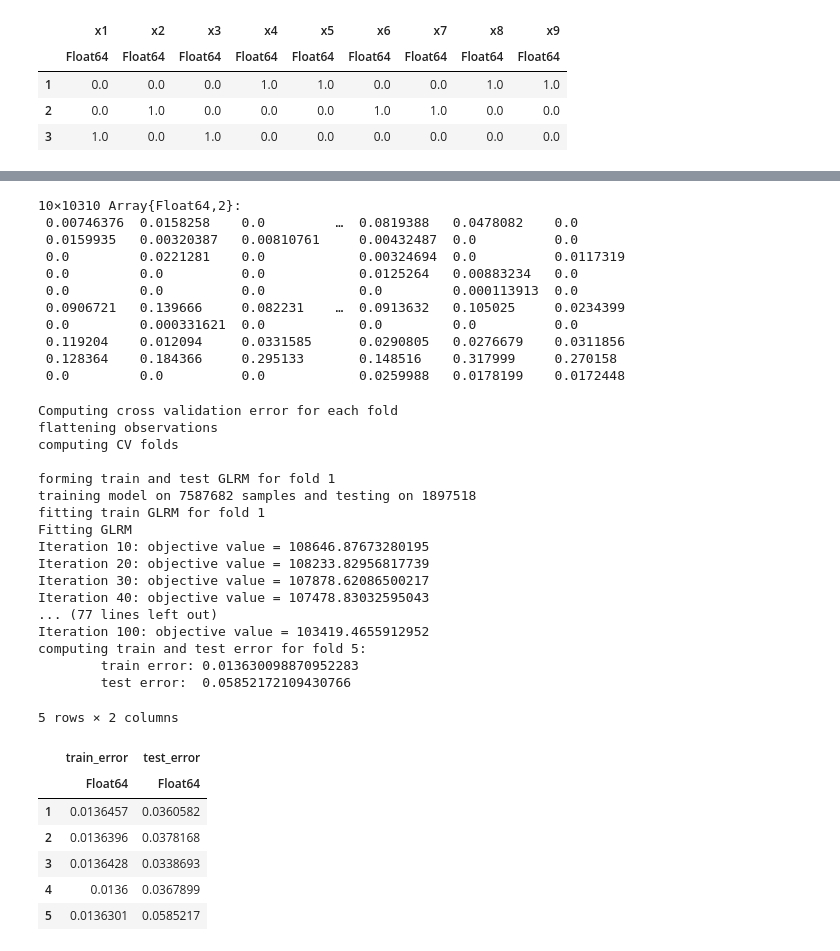
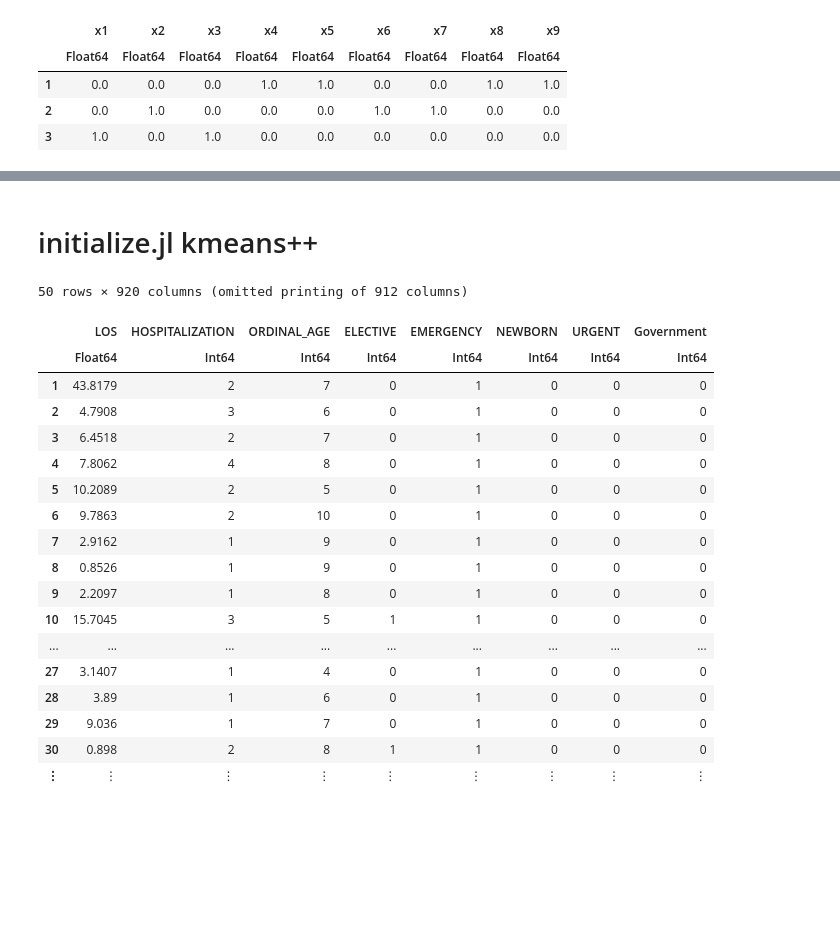
Before and after one commit to kathy908000/Health-Care-Research, a Jupyter notebook: code/glrm_yimpute.ipynb, the cells around one changed output, grey strips where cells are left out. Cells and saved outputs as stored; diff of their text form; code cells hidden in the pictures; blank space fills up the shorter version.

Commit message:
kmeans++ initialization

```diff
--- a/code/glrm_yimpute.ipynb
+++ b/code/glrm_yimpute.ipynb
@@ -471,46 +447,2 @@ Convergence history:[Inf, 8.130553586995648e7, 2.398761303180184e6, 2.1148184233
-# %%
-X
-# %% [output]
-10×10310 Array{Float64,2}:
- 0.00746376  0.0158258    0.0         …  0.0819388   0.0478082    0.0
- 0.0159935   0.00320387   0.00810761     0.00432487  0.0          0.0
- 0.0         0.0221281    0.0            0.00324694  0.0          0.0117319
- 0.0         0.0          0.0            0.0125264   0.00883234   0.0
- 0.0         0.0          0.0            0.0         0.000113913  0.0
- 0.0906721   0.139666     0.082231    …  0.0913632   0.105025     0.0234399
- 0.0         0.000331621  0.0            0.0         0.0          0.0
- 0.119204    0.012094     0.0331585      0.0290805   0.0276679    0.0311856
- 0.128364    0.184366     0.295133       0.148516    0.317999     0.270158
- 0.0         0.0          0.0            0.0259988   0.0178199    0.0172448
-# %%
-println("Computing cross validation error for each fold")
-params = Params(1.0, max_iter=100, abs_tol=0.0, min_stepsize=.001)
-#max_iter=70
-train_error, test_error, train_glrms, test_glrms = cross_validate(glrm, nfolds=5, params=params)
-df = DataFrame(train_error = train_error, test_error = test_error)
-# %% [output]
-Computing cross validation error for each fold
-flattening observations
-computing CV folds
-
-forming train and test GLRM for fold 1
-training model on 7587682 samples and testing on 1897518
-fitting train GLRM for fold 1
-Fitting GLRM
-Iteration 10: objective value = 108646.87673280195
-Iteration 20: objective value = 108233.82956817739
-Iteration 30: objective value = 107878.62086500217
-Iteration 40: objective value = 107478.83032595043
-... (77 lines left out)
-Iteration 100: objective value = 103419.4655912952
-computing train and test error for fold 5:
-        train error: 0.013630098870952283
-        test error:  0.05852172109430766
-5 rows × 2 columns
-|  | train_error | test_error |
-|  | Float64 | Float64 |
-| 1 | 0.0136457 | 0.0360582 |
-| 2 | 0.0136396 | 0.0378168 |
-| 3 | 0.0136428 | 0.0338693 |
-| 4 | 0.0136 | 0.0367899 |
-| 5 | 0.0136301 | 0.0585217 |
+# %% [markdown]
+# initialize.jl kmeans++
@@ -516,0 +451,22 @@ computing train and test error for fold 5:
+# %%
+sdf3 = df3[sample(axes(df3, 1), 50; replace = false, ordered = true), :]
+# %% [output]
+50 rows × 920 columns (omitted printing of 912 columns)
+|  | LOS | HOSPITALIZATION | ORDINAL_AGE | ELECTIVE | EMERGENCY | NEWBORN | URGENT | Government |
+|  | Float64 | Int64 | Int64 | Int64 | Int64 | Int64 | Int64 | Int64 |
+| 1 | 43.8179 | 2 | 7 | 0 | 1 | 0 | 0 | 0 |
+| 2 | 4.7908 | 3 | 6 | 0 | 1 | 0 | 0 | 0 |
+| 3 | 6.4518 | 2 | 7 | 0 | 1 | 0 | 0 | 0 |
+| 4 | 7.8062 | 4 | 8 | 0 | 1 | 0 | 0 | 0 |
+| 5 | 10.2089 | 2 | 5 | 0 | 1 | 0 | 0 | 0 |
+| 6 | 9.7863 | 2 | 10 | 0 | 1 | 0 | 0 | 0 |
+| 7 | 2.9162 | 1 | 9 | 0 | 1 | 0 | 0 | 0 |
+| 8 | 0.8526 | 1 | 9 | 0 | 1 | 0 | 0 | 0 |
+| 9 | 2.2097 | 1 | 8 | 0 | 1 | 0 | 0 | 0 |
+| 10 | 15.7045 | 3 | 5 | 1 | 1 | 0 | 0 | 0 |
+| ... | ... | ... | ... | ... | ... | ... | ... | ... |
+| 27 | 3.1407 | 1 | 4 | 0 | 1 | 0 | 0 | 0 |
+| 28 | 3.89 | 1 | 6 | 0 | 1 | 0 | 0 | 0 |
+| 29 | 9.036 | 1 | 7 | 0 | 1 | 0 | 0 | 0 |
+| 30 | 0.898 | 2 | 8 | 1 | 1 | 0 | 0 | 0 |
+| ⋮ | ⋮ | ⋮ | ⋮ | ⋮ | ⋮ | ⋮ | ⋮ | ⋮ |
```
Also changed, not shown: parts of 25 cells of this notebook.
